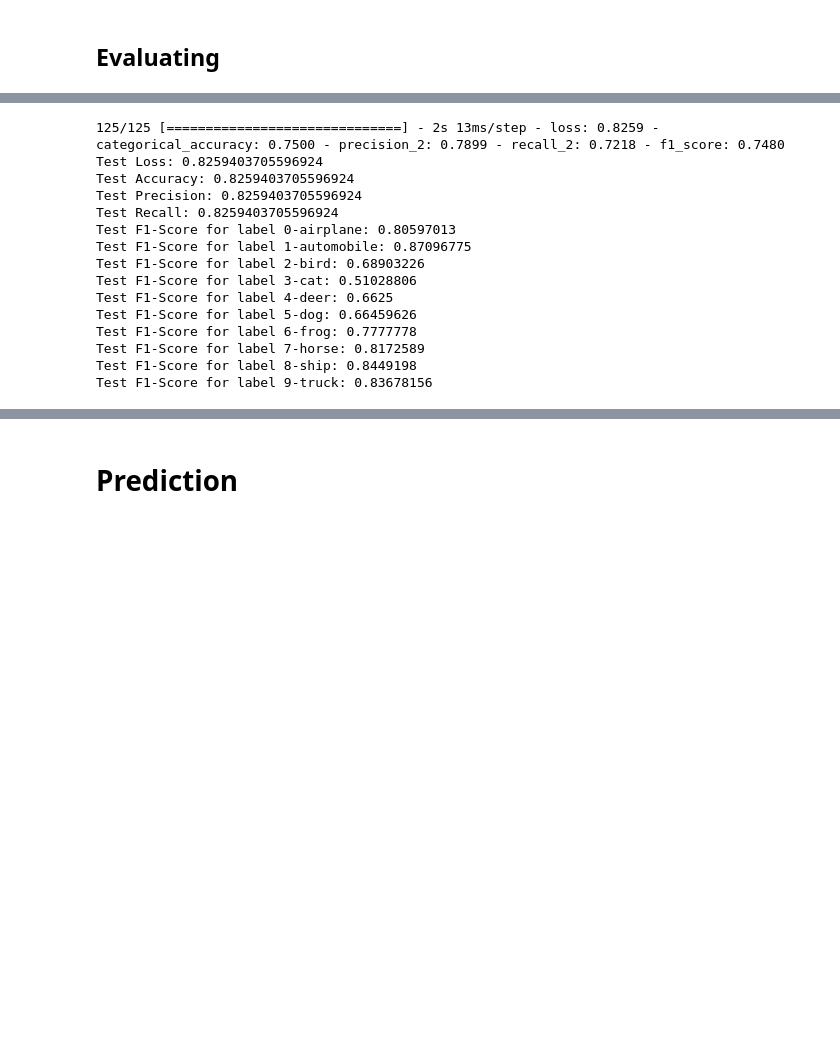
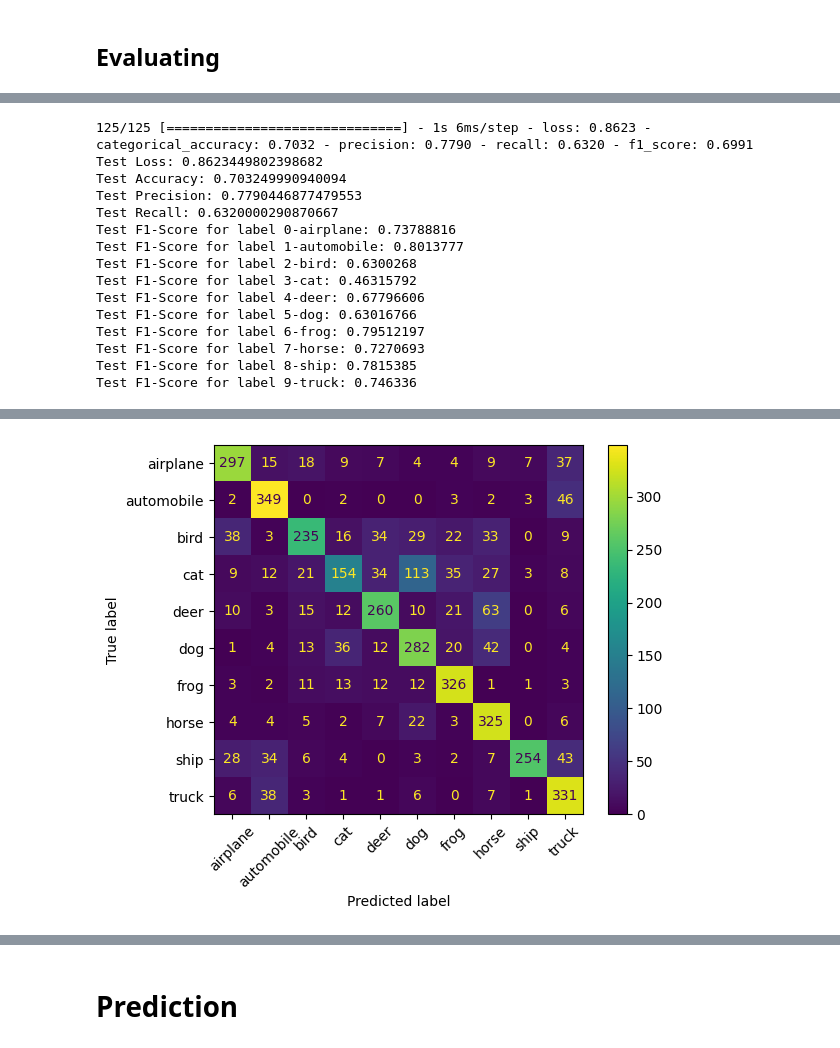
Before and after one commit to utomoreza/assessment-mini-project, a Jupyter notebook: notebook/usecase-image.ipynb, the cells around one changed output, grey strips where cells are left out. Saved outputs shown, nothing was run; the diff lists cells and outputs as text; code cells hidden in the pictures; blank space fills up the shorter version.

```diff
--- a/notebook/usecase-image.ipynb
+++ b/notebook/usecase-image.ipynb
@@ -39,3 +58,7 @@ from tensorflow.keras import datasets, models, layers
 import keras
 from keras.preprocessing import image
 from keras.datasets import cifar10
+# %%
+TEST_SIZE = 0.4
+BATCH_SIZE = 64
+EPOCHS = 50
@@ -45,6 +195,6 @@ from keras.datasets import cifar10
 # %%
 X_val, X_test, y_val, y_test = train_test_split(
-    X_test, y_test, test_size=0.4, shuffle = True
+    X_test, y_test, test_size=TEST_SIZE, shuffle=True
 )
 # %%
 print(X_train.shape, y_train.shape)
@@ -314,24 +380,24 @@ plotmodelhistory(history)
 test_loss, test_acc, test_prec, test_rec, test_f1score = model.evaluate(X_test, y_test)
 
 print("Test Loss:", test_loss)
-print("Test Accuracy:", test_loss)
-print("Test Precision:", test_loss)
-print("Test Recall:", test_loss)
+print("Test Accuracy:", test_acc)
+print("Test Precision:", test_prec)
+print("Test Recall:", test_rec)
 for idx, score in enumerate(test_f1score):
     print(f"Test F1-Score for label {idx}-{code_to_label[idx]}:", score)
 # %% [output]
-125/125 [==============================] - 2s 13ms/step - loss: 0.8259 - categorical_accuracy: 0.7500 - precision_2: 0.7899 - recall_2: 0.7218 - f1_score: 0.7480
-Test Loss: 0.8259403705596924
-Test Accuracy: 0.8259403705596924
-Test Precision: 0.8259403705596924
-Test Recall: 0.8259403705596924
-Test F1-Score for label 0-airplane: 0.80597013
-Test F1-Score for label 1-automobile: 0.87096775
-Test F1-Score for label 2-bird: 0.68903226
-Test F1-Score for label 3-cat: 0.51028806
-Test F1-Score for label 4-deer: 0.6625
-Test F1-Score for label 5-dog: 0.66459626
-Test F1-Score for label 6-frog: 0.7777778
-Test F1-Score for label 7-horse: 0.8172589
-Test F1-Score for label 8-ship: 0.8449198
-Test F1-Score for label 9-truck: 0.83678156
+125/125 [==============================] - 1s 6ms/step - loss: 0.8623 - categorical_accuracy: 0.7032 - precision: 0.7790 - recall: 0.6320 - f1_score: 0.6991
+Test Loss: 0.8623449802398682
+Test Accuracy: 0.703249990940094
+Test Precision: 0.7790446877479553
+Test Recall: 0.6320000290870667
+Test F1-Score for label 0-airplane: 0.73788816
+Test F1-Score for label 1-automobile: 0.8013777
+Test F1-Score for label 2-bird: 0.6300268
+Test F1-Score for label 3-cat: 0.46315792
+Test F1-Score for label 4-deer: 0.67796606
+Test F1-Score for label 5-dog: 0.63016766
+Test F1-Score for label 6-frog: 0.79512197
+Test F1-Score for label 7-horse: 0.7270693
+Test F1-Score for label 8-ship: 0.7815385
+Test F1-Score for label 9-truck: 0.746336
@@ -340,0 +404,3 @@ y_pred = np.argmax(y_pred)
+# %%
+_, report_df = prediction_reports(model, X_test, y_test)
+# %% [output]
@@ -340,0 +408 @@ y_pred = np.argmax(y_pred)
+[figure, added]
```
Also changed, not shown: parts of 28 cells of this notebook, 22 other files.
